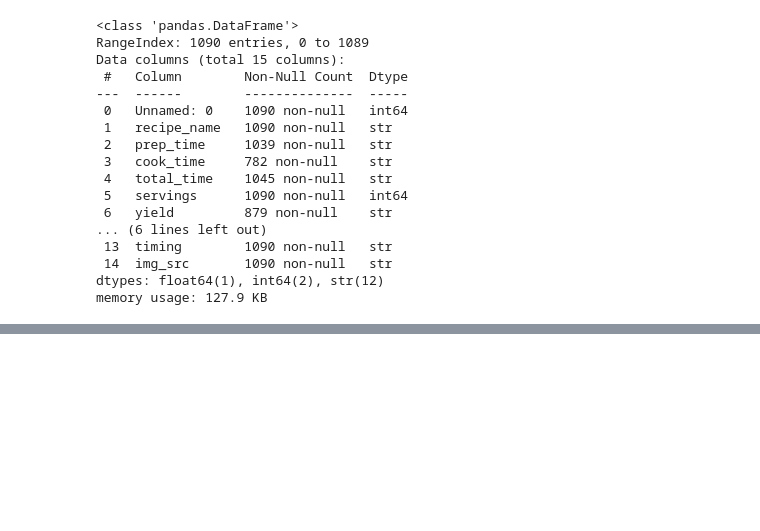
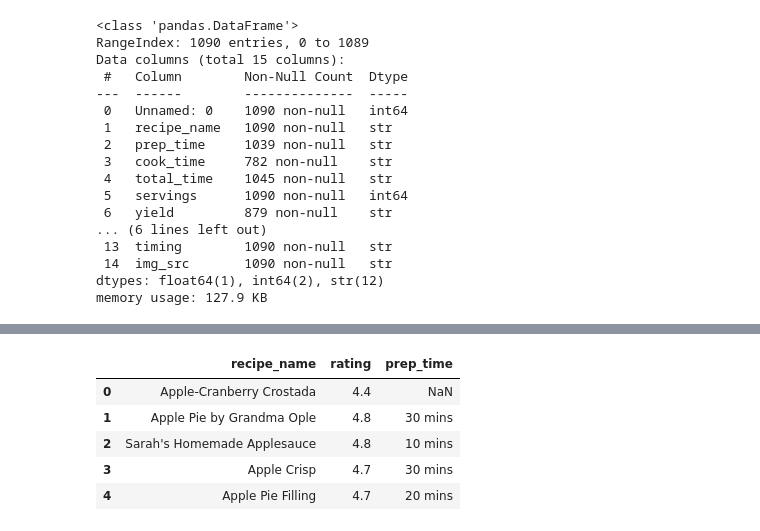
Before and after one commit to shivamdhamange/DATA-SCIENCE, a Jupyter notebook: shivam/day 13 concat pivot.ipynb, the cells around one changed output, grey strips where cells are left out. Saved outputs shown, nothing was run; the diff lists cells and outputs as text; code cells hidden in the pictures; blank space fills up the shorter version.

```diff
--- a/shivam/day 13 concat pivot.ipynb
+++ b/shivam/day 13 concat pivot.ipynb
@@ -42,0 +92,9 @@ memory usage: 127.9 KB
+# %%
+recipe_data.head()
+# %% [output]
+|  | recipe_name | rating | prep_time |
+| 0 | Apple-Cranberry Crostada | 4.4 | NaN |
+| 1 | Apple Pie by Grandma Ople | 4.8 | 30 mins |
+| 2 | Sarah's Homemade Applesauce | 4.8 | 10 mins |
+| 3 | Apple Crisp | 4.7 | 30 mins |
+| 4 | Apple Pie Filling | 4.7 | 20 mins |
```
Also changed, not shown: parts of 11 cells of this notebook.
